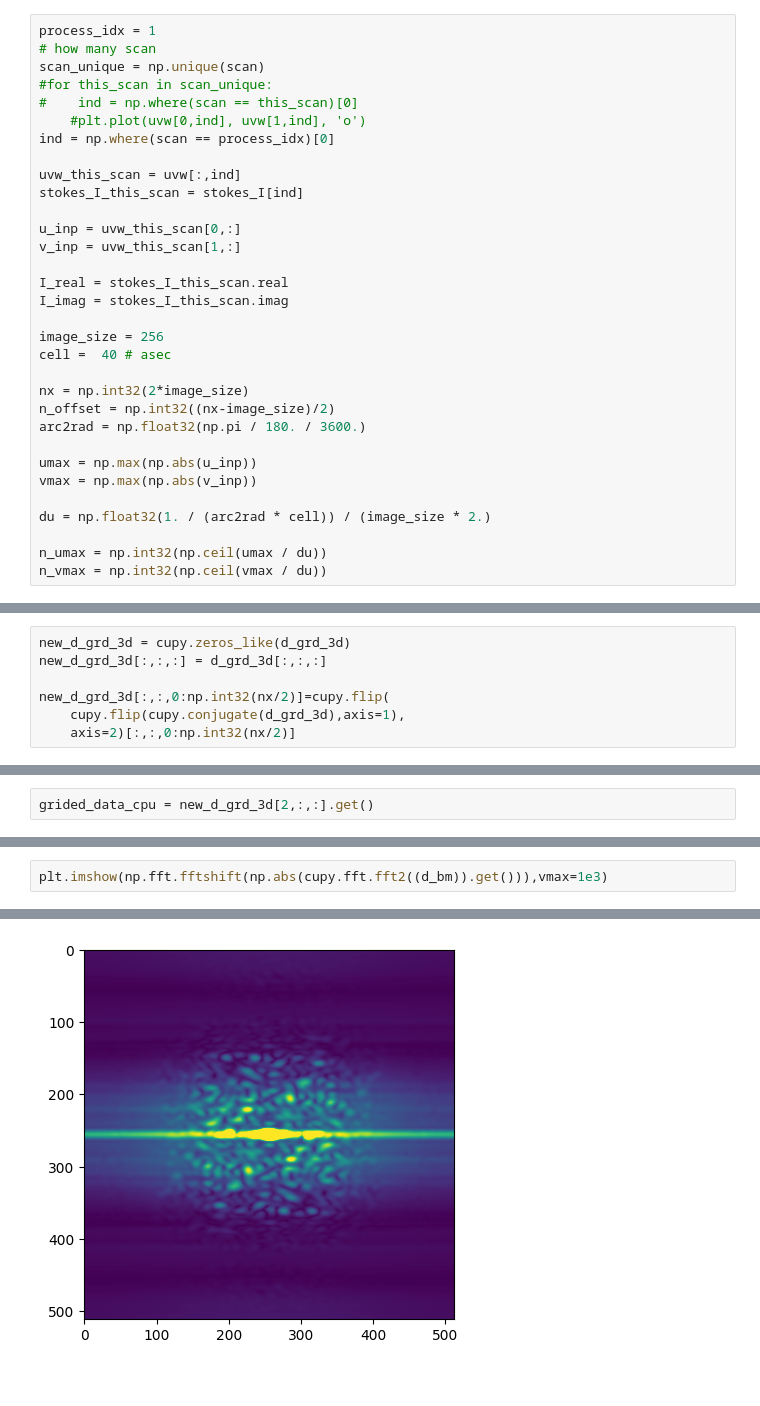
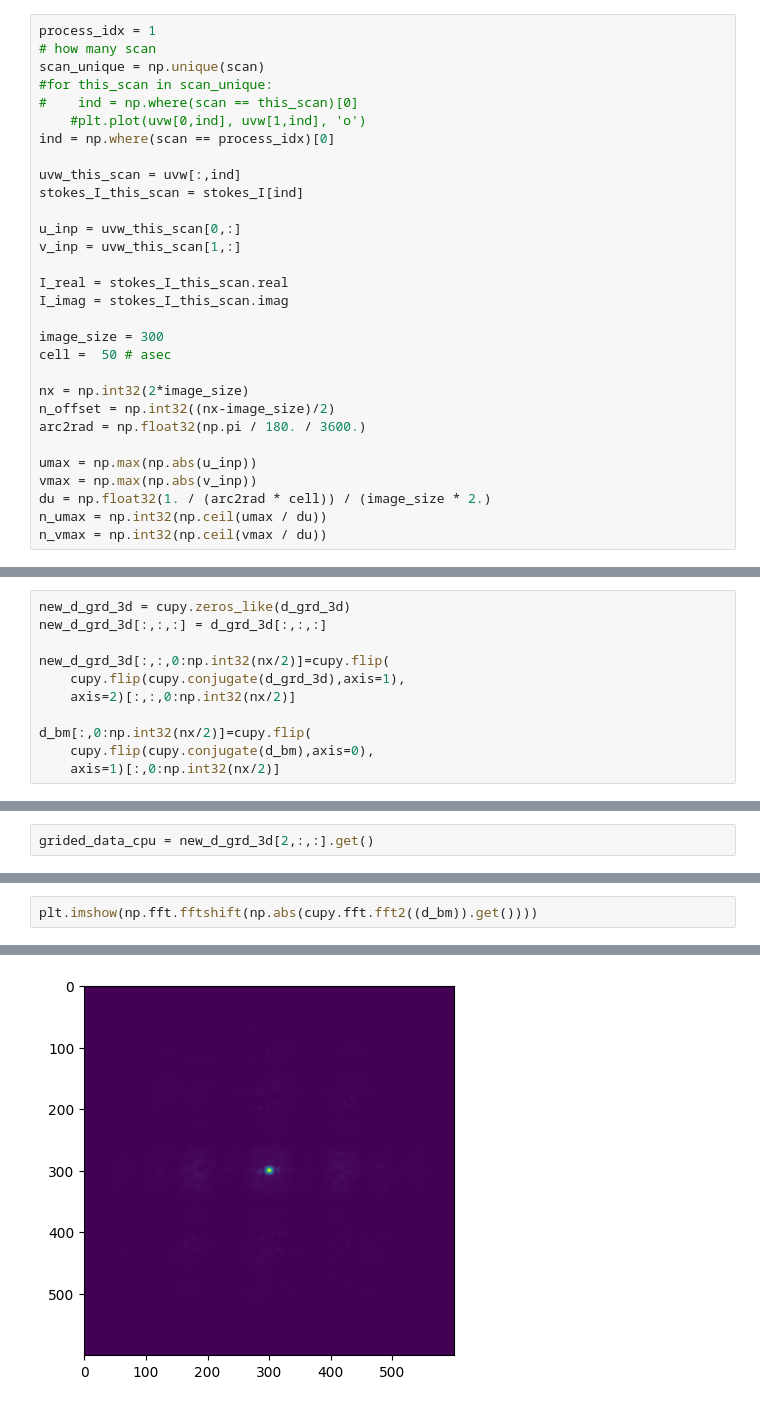
Before and after one commit to peijin94/FastMediumWell, a Jupyter notebook: griddingTest.ipynb, the cells around one changed output, grey strips where cells are left out. Drawn from its saved outputs; the diff is of its cells as text.

```diff
--- a/griddingTest.ipynb
+++ b/griddingTest.ipynb
@@ -45,8 +45,8 @@ v_inp = uvw_this_scan[1,:]
 I_real = stokes_I_this_scan.real
 I_imag = stokes_I_this_scan.imag
 
-image_size = 256
-cell =  40 # asec
+image_size = 300
+cell =  50 # asec
 
 nx = np.int32(2*image_size)
 n_offset = np.int32((nx-image_size)/2)
@@ -54,9 +54,7 @@ arc2rad = np.float32(np.pi / 180. / 3600.)
 
 umax = np.max(np.abs(u_inp))
 vmax = np.max(np.abs(v_inp))
-
 du = np.float32(1. / (arc2rad * cell)) / (image_size * 2.)
-
 n_umax = np.int32(np.ceil(umax / du))
 n_vmax = np.int32(np.ceil(vmax / du))
 # %%
@@ -197,3 +193,7 @@ new_d_grd_3d[:,:,:] = d_grd_3d[:,:,:]
 new_d_grd_3d[:,:,0:np.int32(nx/2)]=cupy.flip(
     cupy.flip(cupy.conjugate(d_grd_3d),axis=1),
     axis=2)[:,:,0:np.int32(nx/2)]
+
+d_bm[:,0:np.int32(nx/2)]=cupy.flip(
+    cupy.flip(cupy.conjugate(d_bm),axis=0),
+    axis=1)[:,0:np.int32(nx/2)]
@@ -244,5 +283,5 @@ plt.imshow(np.fft.fftshift(np.real(np.fft.ifft2(grided_data_cpu))))
 # %%
-plt.imshow(np.fft.fftshift(np.abs(cupy.fft.fft2((d_bm)).get())),vmax=1e3)
+plt.imshow(np.fft.fftshift(np.abs(cupy.fft.fft2((d_bm)).get())))
 # %% [output]
 <matplotlib.image.AxesImage at 0x...>
-[figure, old version]
+[figure, new version]
```
Also changed, not shown: parts of 25 cells of this notebook, 8 other files.
